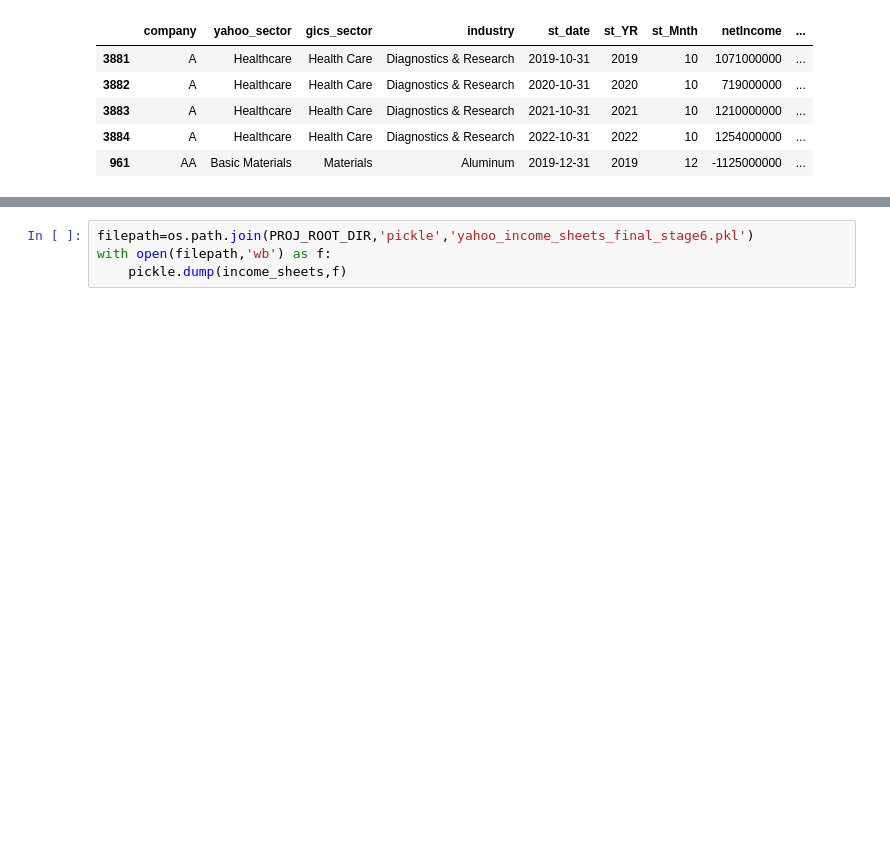
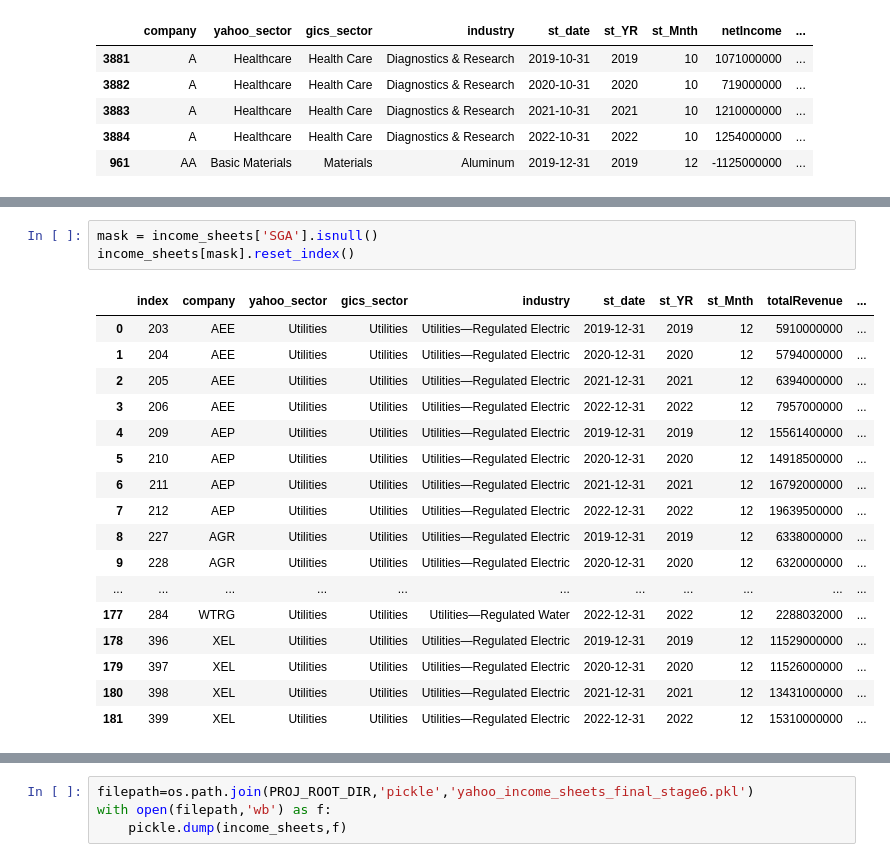
Before and after one commit to priyeshp123/MD3, a Jupyter notebook: notebook/Yahoo/Stage6_Yahoo_Consolidate_Extract_Data.ipynb, the cells around one changed output, grey strips where cells are left out. Saved outputs shown, nothing was run; the diff lists cells and outputs as text; blank space fills up the shorter version.

```diff
--- a/notebook/Yahoo/Stage6_Yahoo_Consolidate_Extract_Data.ipynb
+++ b/notebook/Yahoo/Stage6_Yahoo_Consolidate_Extract_Data.ipynb
@@ -243,0 +298,21 @@ cash_sheets.head()
+# %%
+mask = income_sheets['SGA'].isnull()
+income_sheets[mask].reset_index()
+# %% [output]
+|  | index | company | yahoo_sector | gics_sector | industry | st_date | st_YR | st_Mnth | totalRevenue | ... |
+| 0 | 203 | AEE | Utilities | Utilities | Utilities—Regulated Electric | 2019-12-31 | 2019 | 12 | 5910000000 | ... |
+| 1 | 204 | AEE | Utilities | Utilities | Utilities—Regulated Electric | 2020-12-31 | 2020 | 12 | 5794000000 | ... |
+| 2 | 205 | AEE | Utilities | Utilities | Utilities—Regulated Electric | 2021-12-31 | 2021 | 12 | 6394000000 | ... |
+| 3 | 206 | AEE | Utilities | Utilities | Utilities—Regulated Electric | 2022-12-31 | 2022 | 12 | 7957000000 | ... |
+| 4 | 209 | AEP | Utilities | Utilities | Utilities—Regulated Electric | 2019-12-31 | 2019 | 12 | 15561400000 | ... |
+| 5 | 210 | AEP | Utilities | Utilities | Utilities—Regulated Electric | 2020-12-31 | 2020 | 12 | 14918500000 | ... |
+| 6 | 211 | AEP | Utilities | Utilities | Utilities—Regulated Electric | 2021-12-31 | 2021 | 12 | 16792000000 | ... |
+| 7 | 212 | AEP | Utilities | Utilities | Utilities—Regulated Electric | 2022-12-31 | 2022 | 12 | 19639500000 | ... |
+| 8 | 227 | AGR | Utilities | Utilities | Utilities—Regulated Electric | 2019-12-31 | 2019 | 12 | 6338000000 | ... |
+| 9 | 228 | AGR | Utilities | Utilities | Utilities—Regulated Electric | 2020-12-31 | 2020 | 12 | 6320000000 | ... |
+| ... | ... | ... | ... | ... | ... | ... | ... | ... | ... | ... |
+| 177 | 284 | WTRG | Utilities | Utilities | Utilities—Regulated Water | 2022-12-31 | 2022 | 12 | 2288032000 | ... |
+| 178 | 396 | XEL | Utilities | Utilities | Utilities—Regulated Electric | 2019-12-31 | 2019 | 12 | 11529000000 | ... |
+| 179 | 397 | XEL | Utilities | Utilities | Utilities—Regulated Electric | 2020-12-31 | 2020 | 12 | 11526000000 | ... |
+| 180 | 398 | XEL | Utilities | Utilities | Utilities—Regulated Electric | 2021-12-31 | 2021 | 12 | 13431000000 | ... |
+| 181 | 399 | XEL | Utilities | Utilities | Utilities—Regulated Electric | 2022-12-31 | 2022 | 12 | 15310000000 | ... |
```
Also changed, not shown: parts of 22 cells of this notebook, 7 other files.
